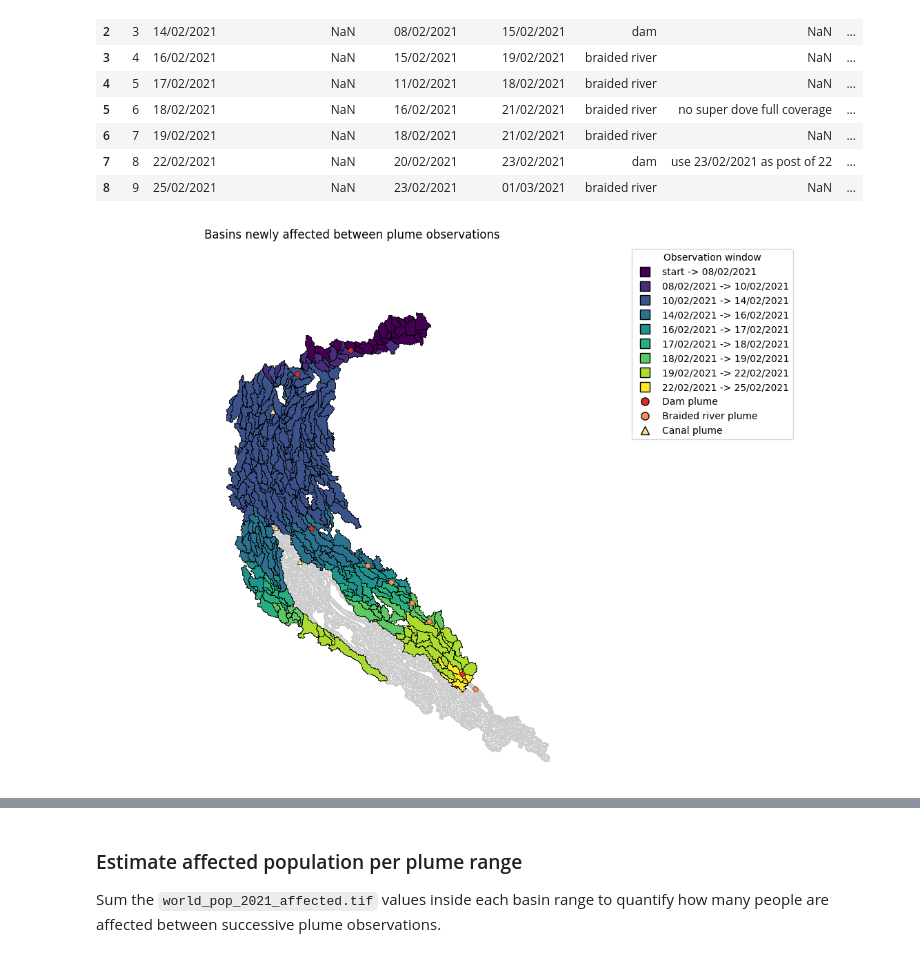
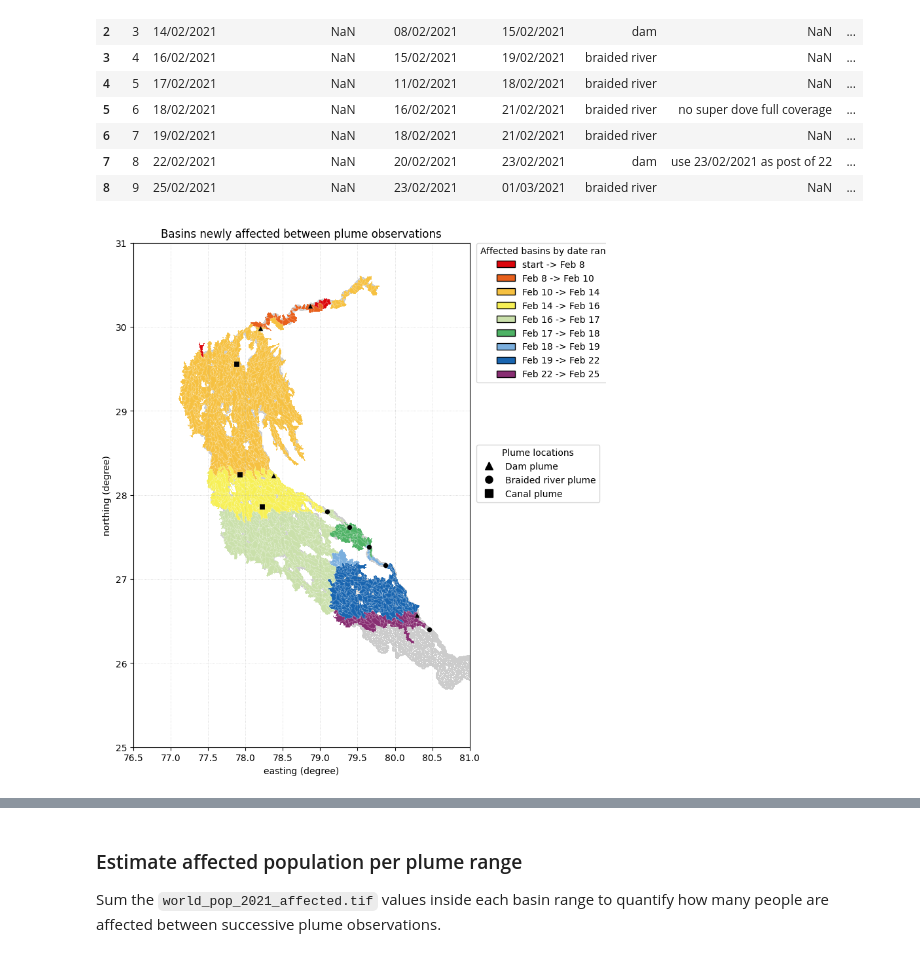
Before and after one commit to LSDtopotools/lsdstreamburn, a Jupyter notebook: population_basins/get_affected_population_area.ipynb, the cells around one changed output, grey strips where cells are left out. Saved outputs shown, nothing was run; the diff lists cells and outputs as text; code cells hidden in the pictures.

```diff
--- a/population_basins/get_affected_population_area.ipynb
+++ b/population_basins/get_affected_population_area.ipynb
@@ -117,18 +118,22 @@ Selected basins: 360 total
 ## Convert selected basins to polygons
 `rasterio.features.shapes` vectorizes contiguous pixel regions. We keep only shapes whose value corresponds to the selected basin IDs and store the overlap status for plotting.
 # %%
-with rasterio.open(SUBBASIN_PATH) as src:
-    raster_arr = src.read(1)
-    transform = src.transform
+raster_arr = subbasins.data
+transform = subbasins.rio.transform()
+
+valid_mask = (~np.isnan(raster_arr)) & (raster_arr > 0)
+valid_mask &= raster_arr != BASIN_NODATA_VALUE
+selected_mask = valid_mask & np.isin(raster_arr, selected_ids)
 
 geoms = []
 status_lookup = selected["status"].to_dict()
 
-for geom, basin_val in shapes(raster_arr, mask=np.isin(raster_arr, selected_ids), transform=transform):
+for geom, basin_val in shapes(raster_arr, mask=selected_mask, transform=transform):
+    basin_val = int(basin_val)
     if basin_val in status_lookup:
         geoms.append({
             "geometry": shape(geom),
-            "basin_id": int(basin_val),
+            "basin_id": basin_val,
             "status": status_lookup[basin_val]
         })
 
@@ -352,7 +353,7 @@ selection_options = {
     },
 }
 
-SELECTION_METHOD = "mask"  # change to "plume_canal" as needed
+SELECTION_METHOD = "plume_canal"  # change to "plume_canal" as needed
 active_selection = selection_options[SELECTION_METHOD]
 active_selection_ids = active_selection["ids"]
 active_selection_gdf = active_selection["gdf"]
@@ -438,6 +439,10 @@ for _, row in river_points.iterrows():
     prev_date = current_date
 
 river_ranges_df = pd.DataFrame(river_ranges)
+event_dates = pd.to_datetime(river_ranges_df["event_date"], errors="coerce", dayfirst=True)
+river_ranges_df["event_date_label"] = event_dates.dt.strftime("%b %d").str.replace(" 0", " ", regex=False)
+prev_dates = pd.to_datetime(river_ranges_df["previous_event_date"], errors="coerce", dayfirst=True)
+river_ranges_df["previous_event_date_label"] = prev_dates.dt.strftime("%b %d").str.replace(" 0", " ", regex=False)
 print("River plume observations")
 river_points[["event_date", "location_type", "subbasin_id"]]
 print("Derived basin ID ranges")
@@ -478,6 +483,21 @@ else:
     selection_gdf = active_selection_gdf.copy()
     if "basin_id" not in selection_gdf.columns:
         raise ValueError("Active selection GeoDataFrame lacks basin_id column")
+
+    DATE_PALETTE = [
+        "#DC050C",  # before 8th February
+        "#E8601C",
+        "#F6C141",
+        "#F7F056",
+        "#CAE0AB",
+        "#4EB265",
+        "#7BAFDE",
+        "#1965B0",
+        "#882E72",  # 22nd to 25th
+    ]
+    MARKER_RIVER = "o"
+    MARKER_CANAL = "s"
+    MARKER_STRUCTURE = "^"  # river with dam/barrage
 
     def basin_in_range(basin_id, lower, upper):
         if pd.isna(basin_id):
@@ -489,8 +509,8 @@ else:
     range_polys = []
     range_defs = []
     for order, row in enumerate(river_ranges_df.itertuples()):
-        prev_label = row.previous_event_date if pd.notna(row.previous_event_date) else "start"
-        label = f"{prev_label} -> {row.event_date}"
+        prev_label = row.previous_event_date_label if pd.notna(row.previous_event_date_label) else "start"
+        label = f"{prev_label} -> {row.event_date_label}"
         lower = row.lower_bound_id
         upper = row.upper_bound_id
         range_defs.append({"label": label, "lower": lower, "upper": upper})
@@ -507,19 +527,18 @@ else:
     else:
         range_gdf = gpd.GeoDataFrame(pd.concat(range_polys, ignore_index=True), crs=selection_gdf.crs)
         unique_labels = range_gdf["range_label"].unique()
-        cmap = plt.colormaps.get_cmap("viridis").resampled(len(unique_labels))
+        colors = [DATE_PALETTE[i % len(DATE_PALETTE)] for i in range(len(unique_labels))]
 
-        fig, ax = plt.subplots(figsize=(10, 10))
+        fig, ax = plt.subplots(figsize=(14, 12))
         mask_aligned.plot(ax=ax, cmap="Greys", alpha=0.2, add_colorbar=False)
 
         legend_handles = []
         for i, label in enumerate(unique_labels):
             subset = range_gdf[range_gdf["range_label"] == label]
-            color = cmap(i)
-            subset.plot(ax=ax, color=color, edgecolor="black", linewidth=0.6)
+            color = colors[i]
+            subset.plot(ax=ax, color=color, edgecolor="white", linewidth=0.1)
             legend_handles.append(
-                Line2D([0], [0], marker="s", linestyle="", markersize=10,
-                       markerfacecolor=color, markeredgecolor="black", label=label)
+                Patch(facecolor=color, edgecolor="black", label=label)
             )
 
         def assign_range_label(basin_id):
@@ -527,39 +546,62 @@ else:
                 if basin_in_range(basin_id, rng["lower"], rng["upper"]):
                     return rng["label"]
             return None
 
         plume_points_proj["range_label"] = plume_points_proj["subbasin_id"].apply(assign_range_label)
 
         point_styles = {
-            "dam": {"marker": "o", "color": "#d73027", "label": "Dam plume"},
-            "braided river": {"marker": "o", "color": "#fc8d59", "label": "Braided river plume"},
-            "canal": {"marker": "^", "color": "#fee090", "label": "Canal plume"},
+            "dam": {"marker": MARKER_STRUCTURE, "color": "black", "label": "Dam plume"},
+            "braided river": {"marker": MARKER_RIVER, "color": "black", "label": "Braided river plume"},
+            "canal": {"marker": MARKER_CANAL, "color": "black", "label": "Canal plume"},
         }
         point_handles = []
         for loc, style in point_styles.items():
             subset = plume_points_proj[plume_points_proj["location_type"].str.lower() == loc]
             if subset.empty:
                 continue
             ax.scatter(
                 subset.geometry.x,
                 subset.geometry.y,
                 s=30,
                 c=style["color"],
                 marker=style["marker"],
-                edgecolors="black",
-                linewidths=0.4,
+                edgecolors="white",
+                linewidths=0.1,
                 zorder=5,
             )
             point_handles.append(
                 Line2D([0], [0], marker=style["marker"], linestyle="",
                        markerfacecolor=style["color"], markeredgecolor="black",
                        markersize=8, label=style.get("label", loc.title()))
             )
 
+        boundary = box(*mask_aligned.rio.bounds())
+        gpd.GeoSeries([boundary], crs=mask_aligned.rio.crs).boundary.plot(
+            ax=ax, color="black", linewidth=1.0, linestyle="--"
+        )
+
         ax.set_title("Basins newly affected between plume observations")
-        ax.set_axis_off()
-        ax.legend(handles=legend_handles + point_handles,
-                  title="Observation window", bbox_to_anchor=(1.05, 1), loc="upper left")
+        ax.set_xlabel("easting (degree)")
+        ax.set_ylabel("northing (degree)")
+        ax.set_xlim(76.5, 81)
+        ax.set_ylim(25, 31)
+        # ax.grid(True, linestyle=":", linewidth=0.6, alpha=0.6)
+        color_legend = ax.legend(
+            handles=legend_handles,
+            title="Affected basins by date range",
+            bbox_to_anchor=(1.02, 1),
+            loc="upper left",
+            borderaxespad=0,
+        )
+        ax.add_artist(color_legend)
+
+        ax.legend(
+            handles=point_handles,
+            title="Plume locations",
+            bbox_to_anchor=(1.02, 0.6),
+            loc="upper left",
+            borderaxespad=0,
+        )
         plt.show()
 # %% [output]
-[figure, old version]
+[figure, new version]
```
Also changed, not shown: parts of 21 cells of this notebook, 1 other file.
